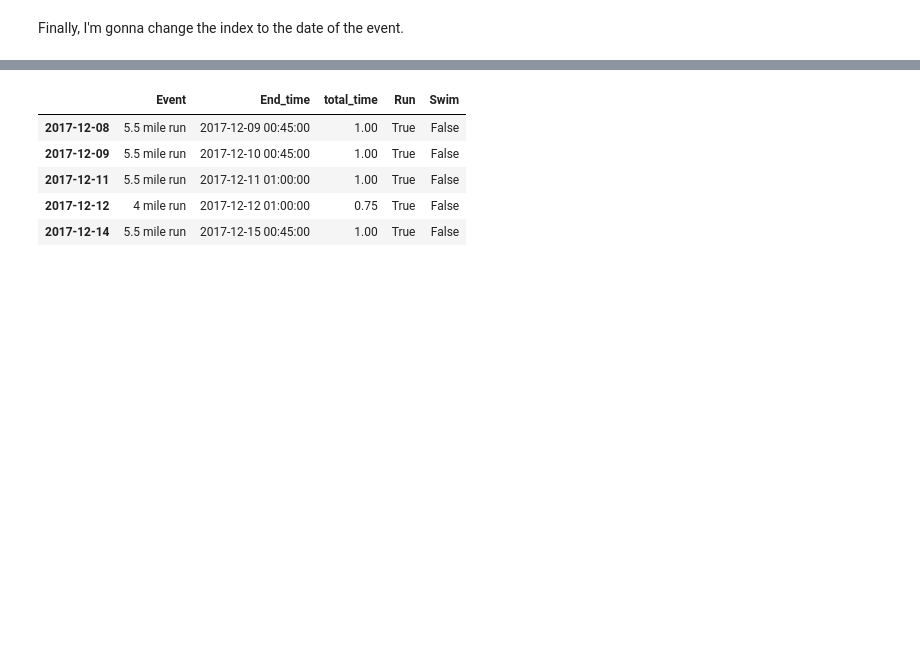
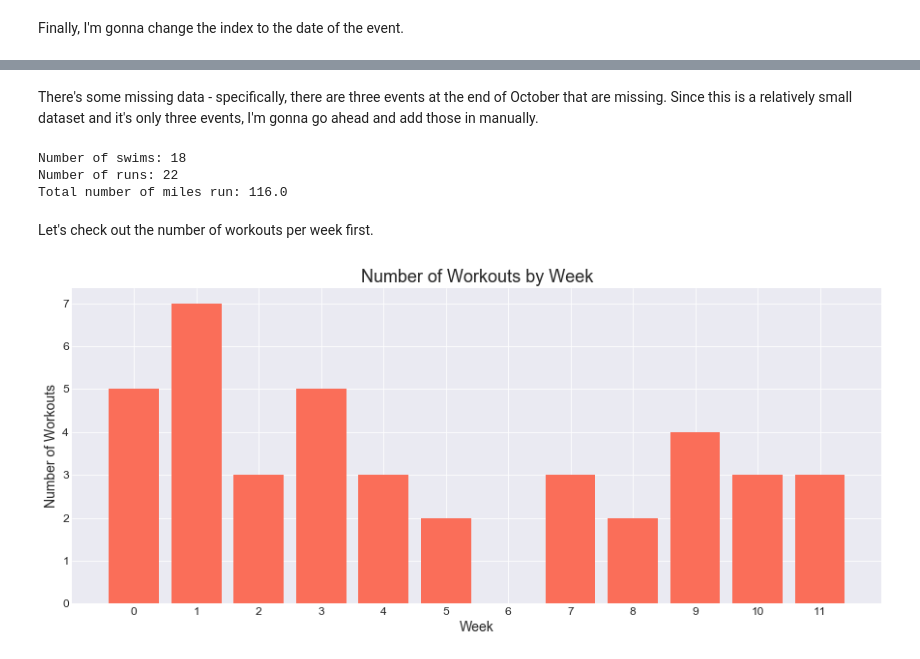
Before and after one commit to ashleyshine/ticktock, a Jupyter notebook: Tracking-Time.ipynb, the cells around one changed output, grey strips where cells are left out. Cells and saved outputs as stored; diff of their text form; code cells hidden in the pictures; blank space fills up the shorter version.

Commit message:
initial graph for workouts by week

```diff
--- a/Tracking-Time.ipynb
+++ b/Tracking-Time.ipynb
@@ -402,10 +408,6 @@ workouts_f17 = filter_by_date(running, fall_2017_start, fall_2017_end)
 workouts_f17.shape
 # %% [output]
 (37, 3)
-# %%
-workouts_f17.is_copy = False # avoid SettingWithCopyWarning
-
-workouts_f17['total_time'] = workouts_f17.apply(lambda x: total_time(x), axis=1)
 # %% [markdown]
 Gonna create some columns to tell us whether an event is a run or a swim.
 # %%
@@ -451,3 +453,6 @@ Finally, I'm gonna change the index to the date of the event.
 # %%
 workouts_f17 = workouts_f17.set_index(['Start_time']) # change index to date
 workouts_f17.index = workouts_f17.index.date
+
+workouts_f17 = workouts_f17.drop(columns=['End_time'])
+workouts_f17.tail()
@@ -454,9 +466,39 @@ workouts_f17.index = workouts_f17.index.date
-# %%
-workouts_f17.tail()
-# %% [output]
-|  | Event | End_time | total_time | Run | Swim |
-| 2017-12-08 | 5.5 mile run | 2017-12-09 00:45:00 | 1.00 | True | False |
-| 2017-12-09 | 5.5 mile run | 2017-12-10 00:45:00 | 1.00 | True | False |
-| 2017-12-11 | 5.5 mile run | 2017-12-11 01:00:00 | 1.00 | True | False |
-| 2017-12-12 | 4 mile run | 2017-12-12 01:00:00 | 0.75 | True | False |
-| 2017-12-14 | 5.5 mile run | 2017-12-15 00:45:00 | 1.00 | True | False |
+# %% [markdown]
+There's some missing data - specifically, there are three events at the end of October that are missing. Since this is a relatively small dataset and it's only three events, I'm gonna go ahead and add those in manually.
+# %%
+missing_workouts = pd.DataFrame([
+    [dt.date(2017, 10, 25), "Swim", False, True, 0],
+    [dt.date(2017, 10, 26), "Swim", False, True, 0],
+    [dt.date(2017, 10, 27), "5.5 mile run", True, False, 5.5]],
+    columns=['Date', 'Event', 'Run', 'Swim', 'Run_length']).set_index('Date')
+
+workouts_f17 = workouts_f17.append(missing_workouts)
+# %%
+n_swims = workouts_f17['Swim'].sum()
+n_runs = workouts_f17['Run'].sum()
+total_miles = workouts_f17['Run_length'].sum()
+
+print("Number of swims: {}".format(n_swims))
+print("Number of runs: {}".format(n_runs))
+print("Total number of miles run: {}".format(total_miles))
+# %% [output]
+Number of swims: 18
+Number of runs: 22
+Total number of miles run: 116.0
+# %% [markdown]
+Let's check out the number of workouts per week first.
+# %%
+workouts_by_week = group_by_week(workouts_f17, fall_2017_start, "size")
+# %%
+fig, ax = plt.subplots(figsize=(15, 6))
+
+ax.bar(x=workouts_by_week.index, height=workouts_by_week, color=tropical_colors_2[1]);
+
+ax.set_title("Number of Workouts by Week")
+ax.set_xlabel("Week")
+ax.set_ylabel("Number of Workouts")
+ax.set_xticks(range(12))
+
+plt.show()
+# %% [output]
+[figure, added]
```
Also changed, not shown: parts of 6 cells of this notebook.
